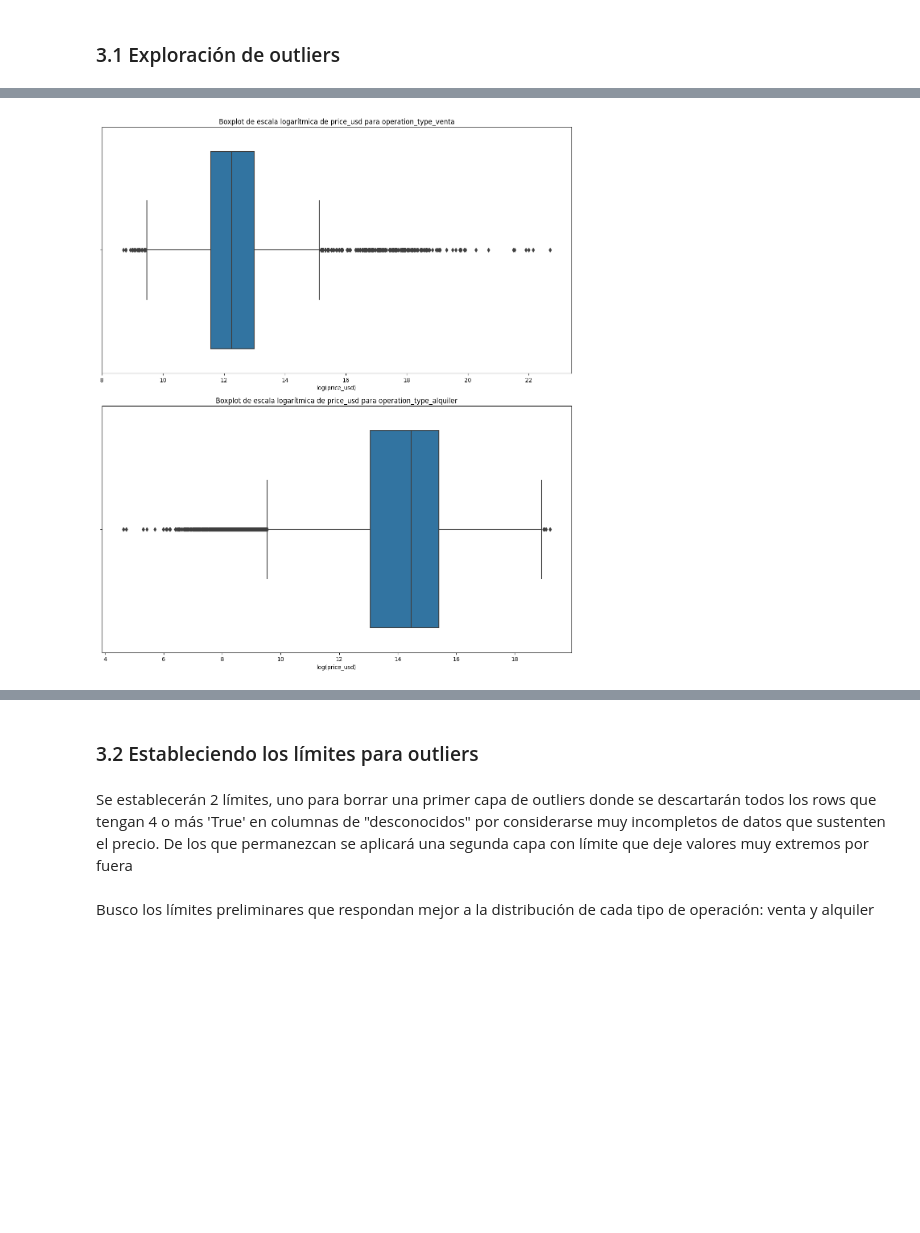
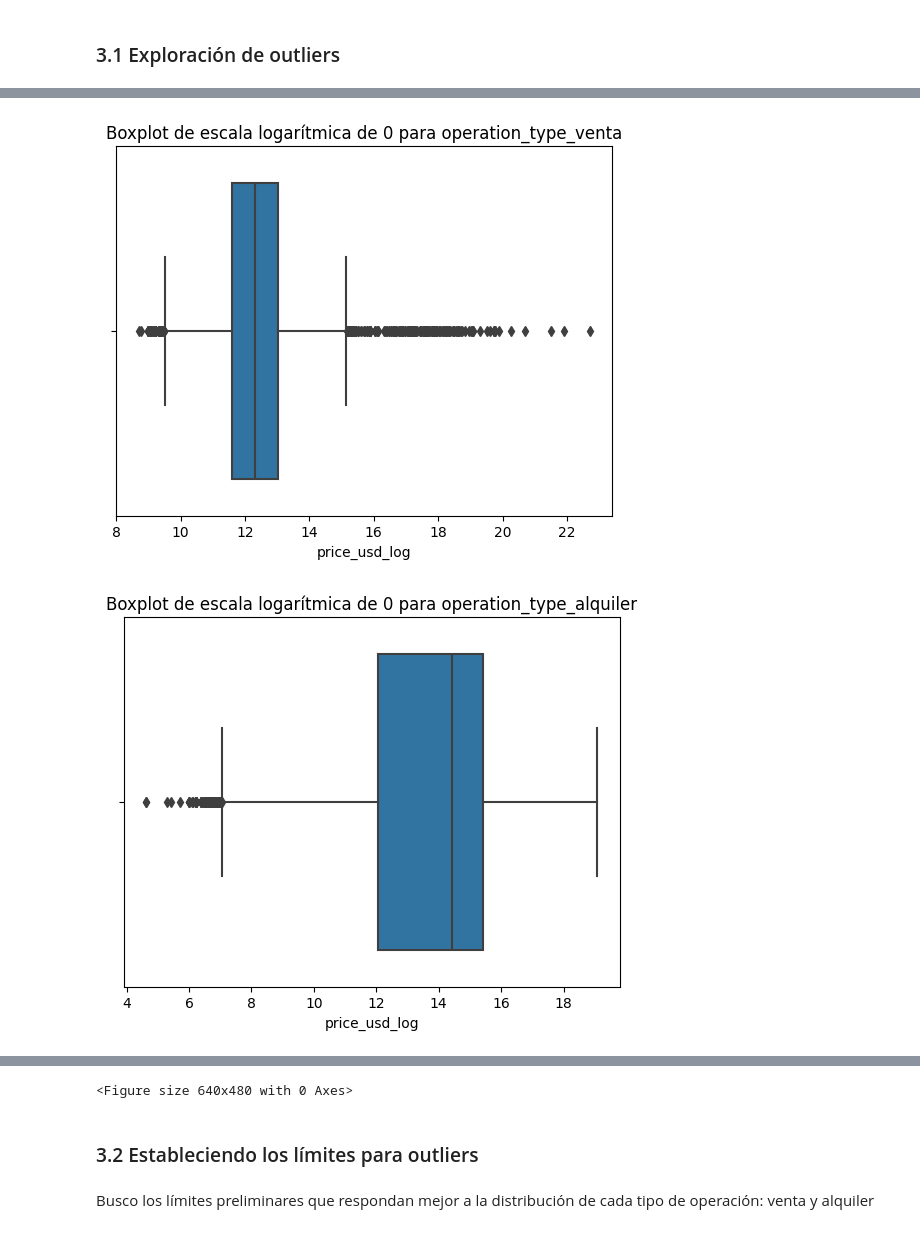
Before and after one commit to pixelciosa/Model_Price_prediction, a Jupyter notebook: notebooks/01_EDA.ipynb, the cells around one changed output, grey strips where cells are left out. Drawn from its saved outputs; the diff is of its cells as text; code cells hidden in the pictures; blank space fills up the shorter version.

Commit message:
Update: New EDA with price_per_m2 and neihtborhood instead of latitude and longitude

```diff
--- a/notebooks/01_EDA.ipynb
+++ b/notebooks/01_EDA.ipynb
@@ -687,6 +720,7 @@ df.head()
 # Reemplazo los espacios por _ para mantener la consistencia en los nombres de columnas
 
 df.columns = df.columns.str.replace(' ', '_', regex=False)
+df.columns = df.columns.str.replace('/', '', regex=False)
 
 # Paso todos los nombres de columnas a lowercase
 
@@ -747,14 +789,7 @@ Ya que los valores de precio_usd son tan variados y asímétricos (cola larga a
 # %%
-# Preparación de datos para gráficos
+# Preparación de datos para gráficar
 df['price_usd_log'] = np.log1p(df['price_usd'])
+df['price_per_m2_log'] = np.log1p(df['price_per_m2'])
+
 categories = ['operation_type_venta', 'operation_type_alquiler']
+price_vars = ['price_usd_log', 'price_per_m2_log']
-# %%
-fig, axes = plt.subplots(len(categories), 1, figsize=(12,14), sharey=False)  # sharey=False
-
-for ax, cat in zip(axes, categories):
-    sub_df = df[df[cat] == True]
-    sns.histplot(sub_df[['price_usd_log']], bins=50, kde=True, ax=ax)
-    ax.set_title(f'Distribución logarítmica de price_usd para {cat}')
-    ax.set_xlabel('log(price_usd)')
-
-plt.tight_layout()
@@ -762,0 +796,9 @@ plt.tight_layout()
+# %%
+for i, p in enumerate(price_vars):
+    for cat in categories:
+        sub_df = df[df[cat] == True]
+        plt.figure(figsize=(8, 4))
+        sns.histplot(sub_df[[p]], bins=50, kde=True)
+        plt.title(f'Distribución logarítmica de {p} para {cat}')
+        plt.xlabel(f'{p}')
+        plt.show()
@@ -763,12 +810,13 @@ plt.tight_layout()
 # %%
-fig, axes = plt.subplots(len(categories), 1, figsize=(12,14), sharey=False)  # sharey=False permite escalas independientes
-
-for ax, cat in zip(axes, categories):
-    sub_df = df[df[cat] == True]
-    sns.boxplot(x=sub_df['price_usd_log'], ax=ax)
-    ax.set_title(f'Boxplot de escala logarítmica de price_usd para {cat}')
-    ax.set_xlabel('log(price_usd)')
+for i, p in enumerate(price_vars):
+    for cat in categories:
+        sub_df = df[df[cat] == True]
+        sns.boxplot(x=sub_df[p])
+        plt.title(f'Boxplot de escala logarítmica de {i} para {cat}')
+        plt.xlabel(f'{p}')
+        plt.show()
 
 plt.tight_layout()
 # %% [output]
-[figure, old version]
+[figure, new version]
+[figure, added]
@@ -775,8 +825,6 @@ plt.tight_layout()
+<Figure size 640x480 with 0 Axes>
 # %% [markdown]
 ### 3.2 Estableciendo los límites para outliers
-# %% [markdown]
-Se establecerán 2 límites, uno para borrar una primer capa de outliers donde se descartarán todos los rows que tengan 4 o más 'True' en columnas de "desconocidos" por considerarse muy incompletos de datos que sustenten el precio.</br>
-De los que permanezcan se aplicará una segunda capa con límite que deje valores muy extremos por fuera
 # %% [markdown]
 Busco los límites preliminares que respondan mejor a la distribución de cada tipo de operación: venta y alquiler
 # %% [markdown]
```
Also changed, not shown: parts of 126 cells of this notebook.
